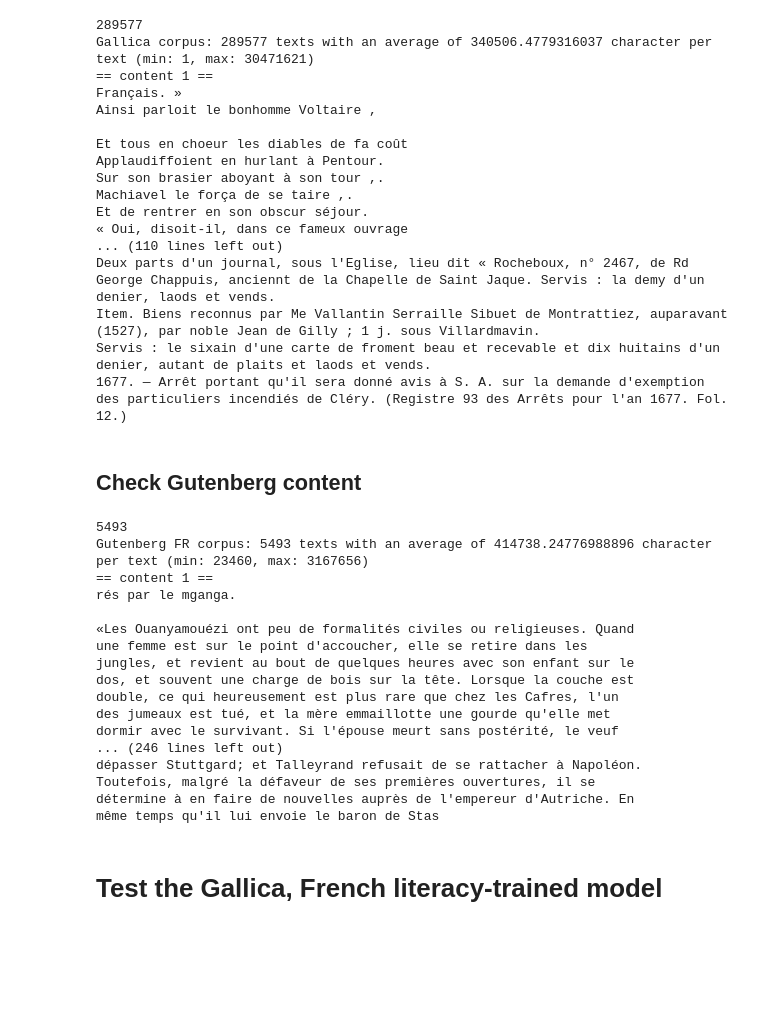
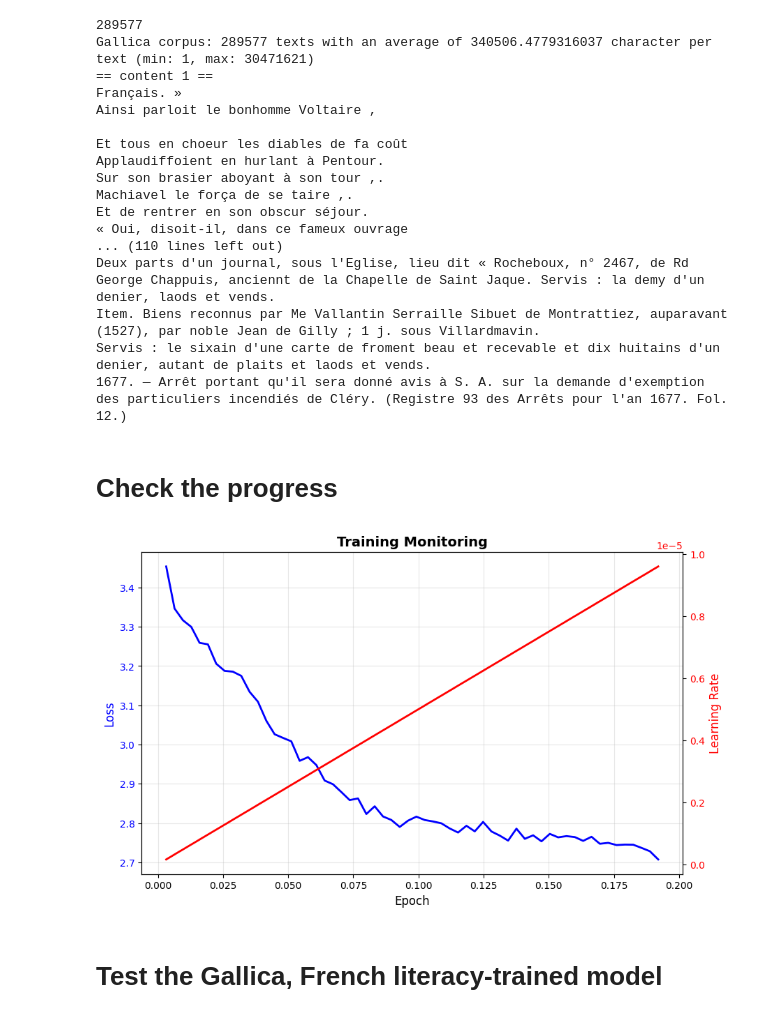
Before and after one commit to Almarch/kafka, a Jupyter notebook: project/notebook.ipynb, the cells around one changed output. Saved outputs shown, nothing was run; the diff lists cells and outputs as text; code cells hidden in the pictures; blank space fills up the shorter version.

Commit message:
update strategy step 3

```diff
--- a/project/notebook.ipynb
+++ b/project/notebook.ipynb
@@ -122,49 +122,30 @@ Deux parts d'un journal, sous l'Eglise, lieu dit « Rocheboux, n° 2467, de Rd G
 Item. Biens reconnus par Me Vallantin Serraille Sibuet de Montrattiez, auparavant (1527), par noble Jean de Gilly ; 1 j. sous Villardmavin.
 Servis : le sixain d'une carte de froment beau et recevable et dix huitains d'un denier, autant de plaits et laods et vends.
 1677. — Arrêt portant qu'il sera donné avis à S. A. sur la demande d'exemption des particuliers incendiés de Cléry. (Registre 93 des Arrêts pour l'an 1677. Fol. 12.)
-# %% [markdown]
-## Check Gutenberg content
-# %%
-gutenberg = load_from_disk("gutenberg")
-ntexts = len(gutenberg)
-print(ntexts)
-
-text_lengths = [len(gutenberg[i]["text"]) for i in range(ntexts)]
-min_len = min(text_lengths)
-max_len = max(text_lengths)
-avg_len = sum(text_lengths) / len(text_lengths)
-print(f"Gutenberg FR corpus: {ntexts} texts with an average of {avg_len} character per text (min: {min_len}, max: {max_len})")
-
-sample_size = 1000
-i = 0
-for i in range(10):
-    item = gutenberg[random.randint(0, ntexts - 1)]
-    text = item["text"]
-
-    max_start = len(text) - sample_size
-    char_start = random.randint(0, max_start)
-    substring = text[char_start:char_start + sample_size]
-    print(f"== content {i+1} ==")
-    print(substring)
-    print("\n")
-# %% [output]
-5493
-Gutenberg FR corpus: 5493 texts with an average of 414738.24776988896 character per text (min: 23460, max: 3167656)
-== content 1 ==
-rés par le mganga.
-
-«Les Ouanyamouézi ont peu de formalités civiles ou religieuses. Quand
-une femme est sur le point d'accoucher, elle se retire dans les
-jungles, et revient au bout de quelques heures avec son enfant sur le
-dos, et souvent une charge de bois sur la tête. Lorsque la couche est
-double, ce qui heureusement est plus rare que chez les Cafres, l'un
-des jumeaux est tué, et la mère emmaillotte une gourde qu'elle met
-dormir avec le survivant. Si l'épouse meurt sans postérité, le veuf
-... (246 lines left out)
-dépasser Stuttgard; et Talleyrand refusait de se rattacher à Napoléon.
-Toutefois, malgré la défaveur de ses premières ouvertures, il se
-détermine à en faire de nouvelles auprès de l'empereur d'Autriche. En
-même temps qu'il lui envoie le baron de Stas
+# %% [markdown]
+# Check the progress
+# %%
+mod_step = "train_gallica_fullweight/checkpoint-6000"
+with open(mod_step + "/trainer_state.json", 'r') as f:
+    state = json.load(f)
+
+state = state["log_history"]
+state = pd.DataFrame(state)
+# %%
+fig, ax1 = plt.subplots(figsize=(10, 6))
+ax1.set_xlabel('Epoch', fontsize=12)
+ax1.set_ylabel('Loss', color='blue', fontsize=12)
+ax1.plot(state["epoch"], state["loss"], color='blue', linewidth=2, label='Loss')
+ax1.tick_params(axis='y', labelcolor='blue')
+ax1.grid(True, alpha=0.3)
+ax2 = ax1.twinx()
+ax2.set_ylabel('Learning Rate', color='red', fontsize=12)
+ax2.plot(state["epoch"], state["learning_rate"], color='red', linewidth=2, label='Learning Rate')
+ax2.tick_params(axis='y', labelcolor='red')
+plt.title('Training Monitoring', fontsize=14, fontweight='bold')
+plt.show()
+# %% [output]
+[figure, added]
 # %% [markdown]
 # Test the Gallica, French literacy-trained model
 # %%
```
Also changed, not shown: parts of 2 cells of this notebook, 2 other files.
